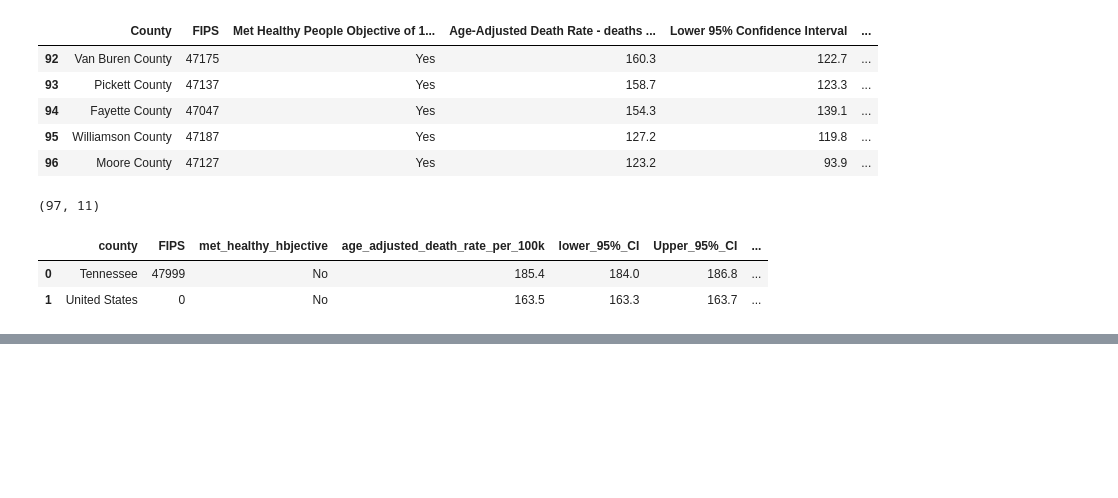
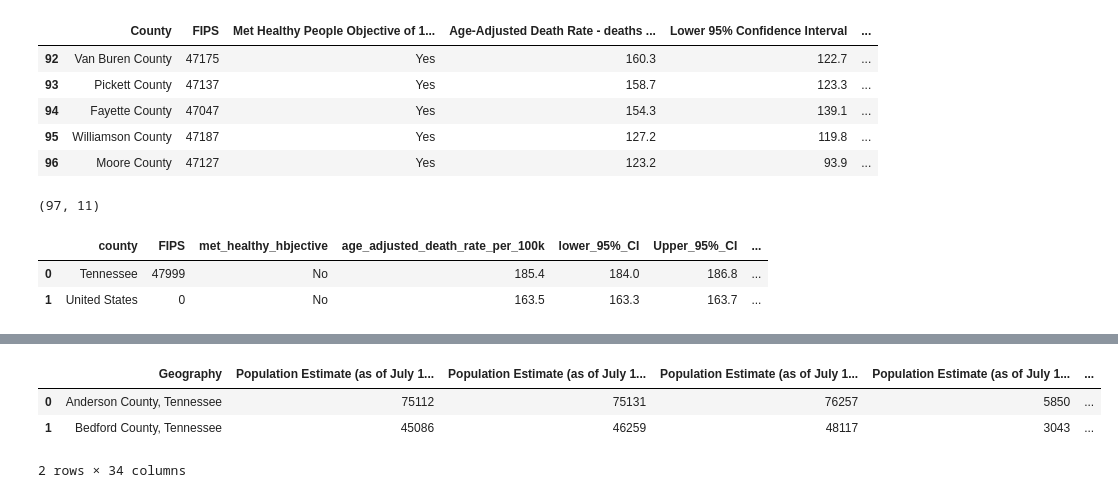
Before and after one commit to awillet/vanderbilt-aspire-data-essentials, a Jupyter notebook: get_data.ipynb, the cells around one changed output, grey strips where cells are left out. Saved outputs shown, nothing was run; the diff lists cells and outputs as text; code cells hidden in the pictures; blank space fills up the shorter version.

```diff
--- a/get_data.ipynb
+++ b/get_data.ipynb
@@ -116,0 +362,3 @@ pop_df.shape
+# %%
+data_35to39 = [col for col in pop_df.columns if '35 to 39' in col]
+pop_df = pop_df.drop(data_35to39, axis = 1)
@@ -116,0 +389,6 @@ pop_df.shape
+# %%
+data_18to64 = [col for col in pop_df.columns if '18 to 64 years' in col]
+pop_df = pop_df.drop(data_18to64, axis = 1)
+# %%
+data_16over = [col for col in pop_df.columns if '16 years and over' in col]
+pop_df = pop_df.drop(data_16over, axis = 1)
@@ -116,0 +438,7 @@ pop_df.shape
+# %%
+pop_df.head(2)
+# %% [output]
+|  | Geography | Population Estimate (as of July 1... | Population Estimate (as of July 1... | Population Estimate (as of July 1... | Population Estimate (as of July 1... | ... |
+| 0 | Anderson County, Tennessee | 75112 | 75131 | 76257 | 5850 | ... |
+| 1 | Bedford County, Tennessee | 45086 | 46259 | 48117 | 3043 | ... |
+2 rows × 34 columns
```
Also changed, not shown: parts of 60 cells of this notebook.
